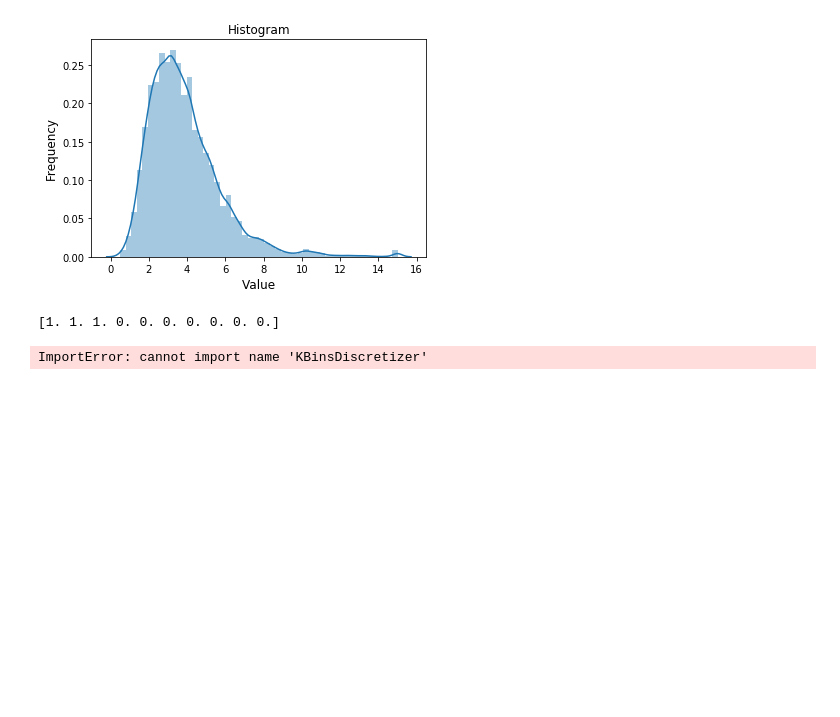
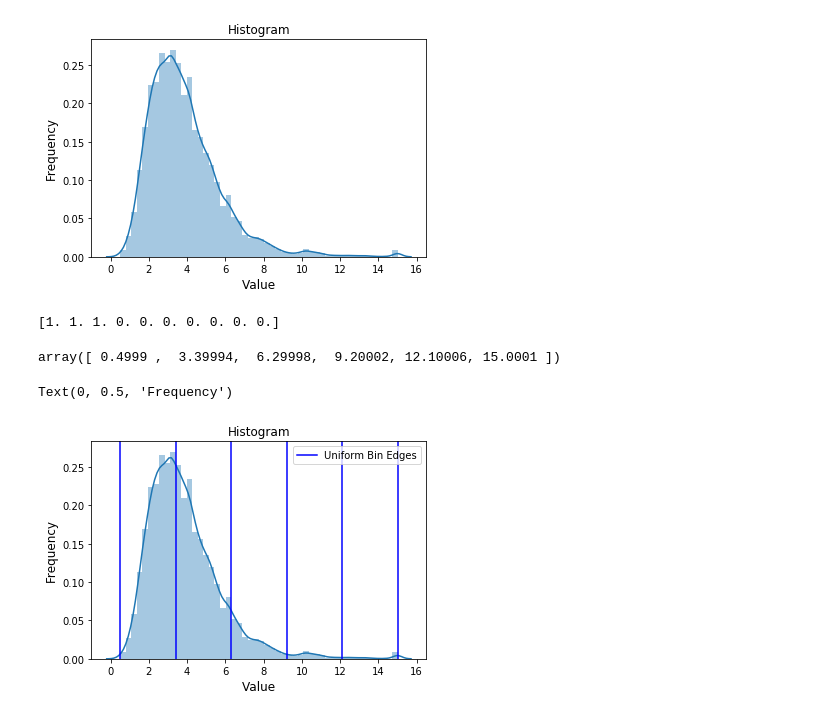
Before and after one commit to jobsjiang/machine-learning, a Jupyter notebook: feature_engineering/特征工程手册/1.数据预处理.ipynb, the cells around one changed output. Cells and saved outputs as stored; diff of their text form; code cells hidden in the pictures; blank space fills up the shorter version.

```diff
--- a/feature_engineering/特征工程手册/1.数据预处理.ipynb
+++ b/feature_engineering/特征工程手册/1.数据预处理.ipynb
@@ -39,6 +39,21 @@ train_set = X[10:,0]
 model = KBinsDiscretizer(n_bins=5,encode='ordinal',strategy='uniform')
 model.fit(train_set.reshape(-1,1))
 result = model.transform(test_set.reshape(-1,1)).reshape(-1)
-bin_dege = model.bin_deges_[0]
+bin_dege = model.bin_edges_[0]
-# %% [output]
-ImportError: cannot import name 'KBinsDiscretizer'
+# %%
+bin_dege
+# %% [output]
+array([ 0.4999 ,  3.39994,  6.29998,  9.20002, 12.10006, 15.0001 ])
+# %%
+# vusualiza the bin edges
+fig,ax = plt.subplots()
+sns.distplot(train_set,hist=True,kde=True)
+for edge in bin_dege:
+    line = plt.axvline(edge,color='b')
+ax.legend([line],['Uniform Bin Edges'], fontsize=10)
+ax.set_title('Histogram', fontsize=12)
+ax.set_xlabel('Value', fontsize=12)
+ax.set_ylabel('Frequency', fontsize=12)
+# %% [output]
+Text(0, 0.5, 'Frequency')
+[figure, added]
```
Also changed, not shown: parts of 26 cells of this notebook.
